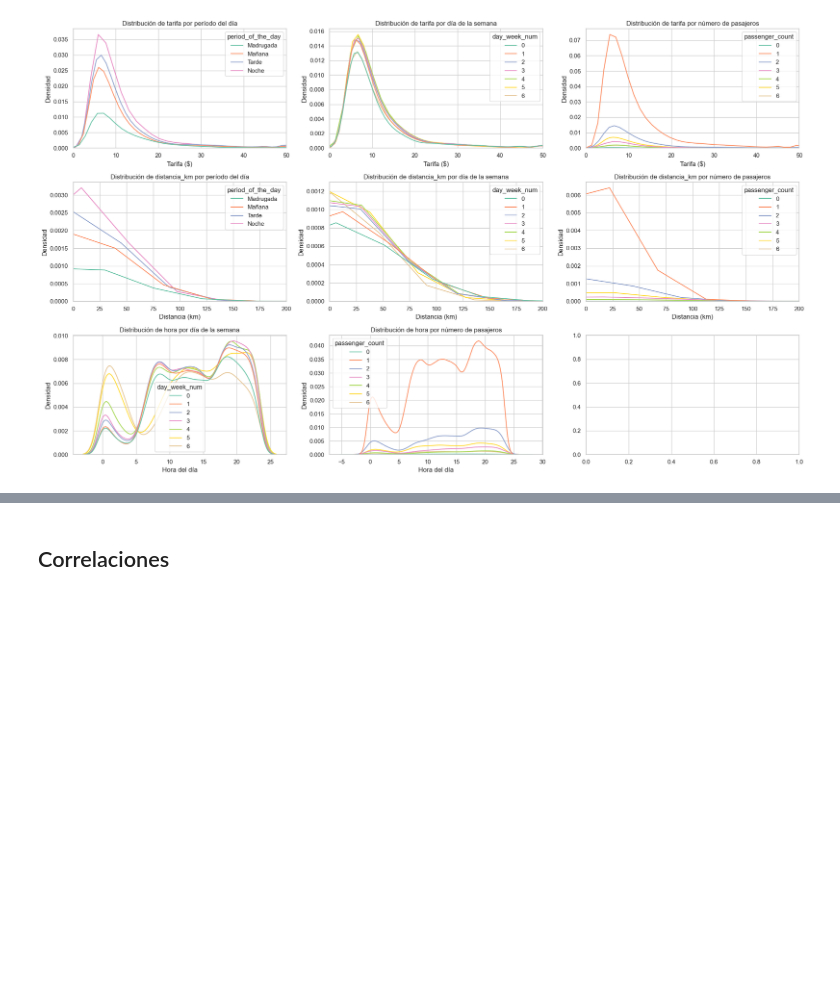
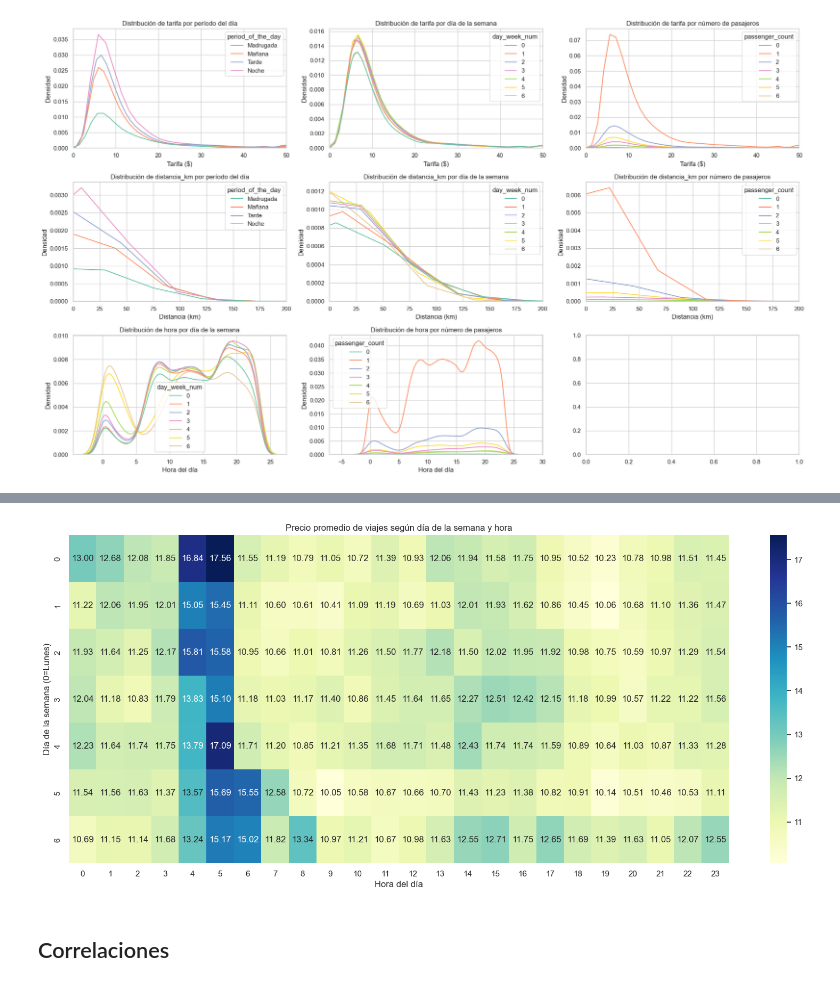
Before and after one commit to FefeTroanes/AA1-TUIA-2025C2-Molina-Romano-Troanes, a Jupyter notebook: TP-Regresion-AA1-2025C1.ipynb, the cells around one changed output, grey strips where cells are left out. Saved outputs shown, nothing was run; the diff lists cells and outputs as text; code cells hidden in the pictures; blank space fills up the shorter version.

```diff
--- a/TP-Regresion-AA1-2025C1.ipynb
+++ b/TP-Regresion-AA1-2025C1.ipynb
@@ -525,3 +526,21 @@ plt.show()
+# %%
+# Heatmap precio promedio vs día de la semana y hora
+
+# Combinar X_train y y_train
+data_combined = X_train[['day_week_num', 'hora']].copy()
+data_combined['target'] = y_train
+
+# Agrupar por día de la semana y hora, y calcular el precio promedio
+pivot_data = data_combined.groupby(['day_week_num', 'hora'])['target'].mean().unstack(fill_value=0)
+
+plt.figure(figsize=(20, 8))
+sns.heatmap(pivot_data, cmap="YlGnBu", annot=True, fmt=".2f")
+plt.title("Precio promedio de viajes según día de la semana y hora")
+plt.xlabel("Hora del día")
+plt.ylabel("Día de la semana (0=Lunes)")
+plt.show()
+# %% [output]
+[figure, added]
 # %% [markdown]
 ## Correlaciones
 # %%
```
Also changed, not shown: parts of 2 cells of this notebook.
